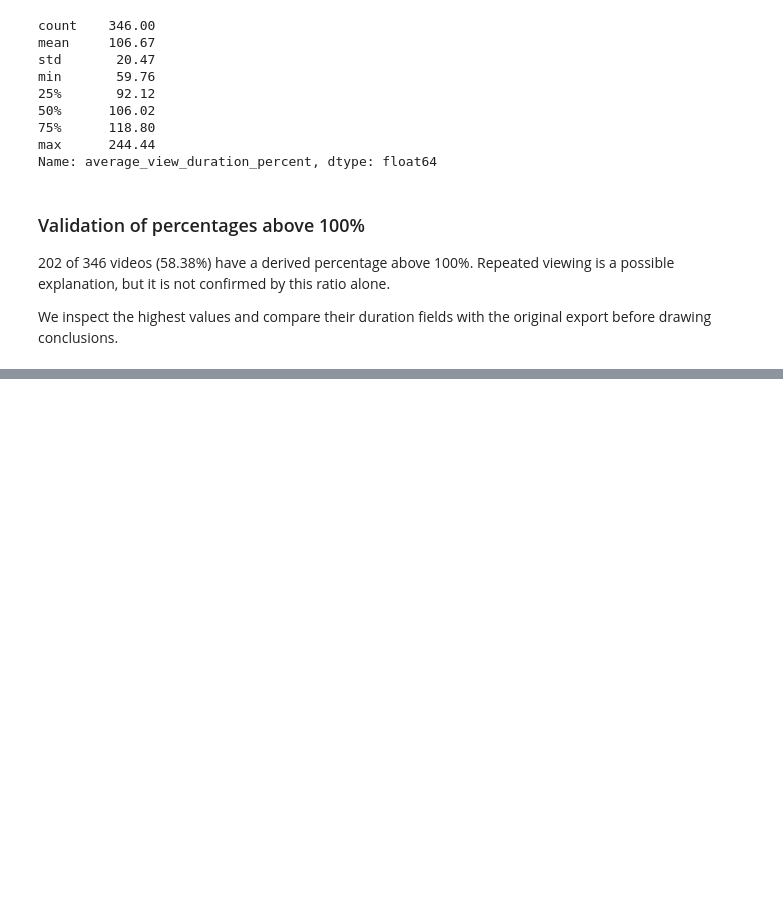
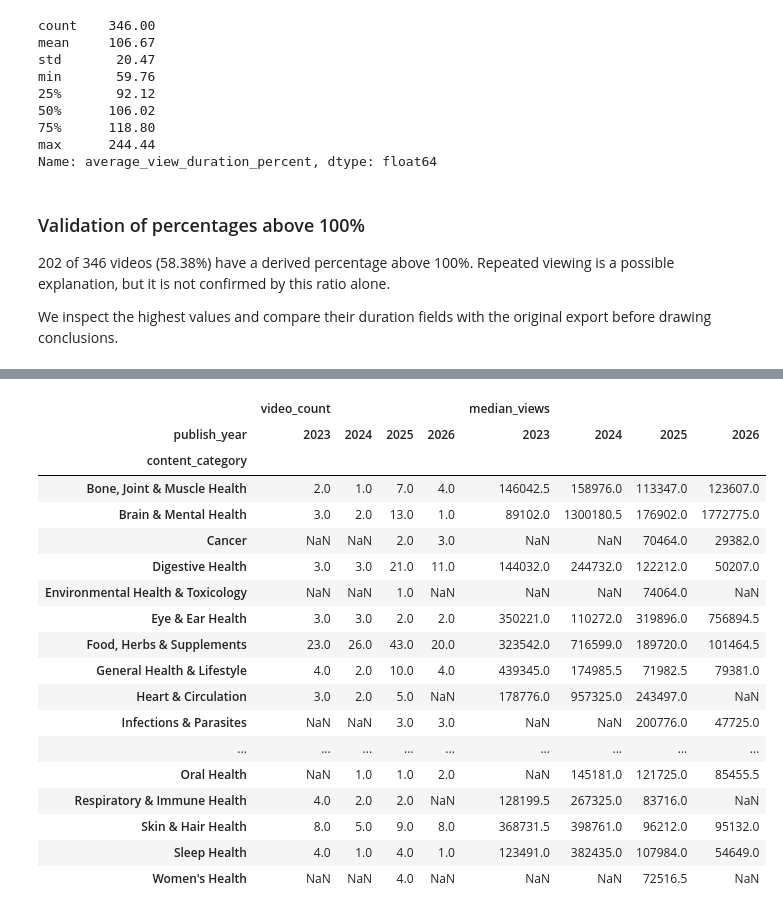
Before and after one commit to MarkCruz911/youtube-shorts-performance-analysis, a Jupyter notebook: notebooks/01_data_audit.ipynb, the cells around one changed output, grey strips where cells are left out. Cells and saved outputs as stored; diff of their text form; code cells hidden in the pictures; blank space fills up the shorter version.

```diff
--- a/notebooks/01_data_audit.ipynb
+++ b/notebooks/01_data_audit.ipynb
@@ -1436,0 +2112,32 @@ highest_view_duration_ratios[
+# %%
+category_year_comparison = category_year_performance.pivot(
+    index="content_category",
+    columns="publish_year",
+    values=["video_count", "median_views"]
+)
+
+with pd.option_context(
+    "display.max_rows", None,
+    "display.max_columns", None
+):
+    display(category_year_comparison)
+# %% [output]
+|  | video_count |  |  |  | median_views |  |  |  |
+| publish_year | 2023 | 2024 | 2025 | 2026 | 2023 | 2024 | 2025 | 2026 |
+| content_category |  |  |  |  |  |  |  |  |
+| Bone, Joint & Muscle Health | 2.0 | 1.0 | 7.0 | 4.0 | 146042.5 | 158976.0 | 113347.0 | 123607.0 |
+| Brain & Mental Health | 3.0 | 2.0 | 13.0 | 1.0 | 89102.0 | 1300180.5 | 176902.0 | 1772775.0 |
+| Cancer | NaN | NaN | 2.0 | 3.0 | NaN | NaN | 70464.0 | 29382.0 |
+| Digestive Health | 3.0 | 3.0 | 21.0 | 11.0 | 144032.0 | 244732.0 | 122212.0 | 50207.0 |
+| Environmental Health & Toxicology | NaN | NaN | 1.0 | NaN | NaN | NaN | 74064.0 | NaN |
+| Eye & Ear Health | 3.0 | 3.0 | 2.0 | 2.0 | 350221.0 | 110272.0 | 319896.0 | 756894.5 |
+| Food, Herbs & Supplements | 23.0 | 26.0 | 43.0 | 20.0 | 323542.0 | 716599.0 | 189720.0 | 101464.5 |
+| General Health & Lifestyle | 4.0 | 2.0 | 10.0 | 4.0 | 439345.0 | 174985.5 | 71982.5 | 79381.0 |
+| Heart & Circulation | 3.0 | 2.0 | 5.0 | NaN | 178776.0 | 957325.0 | 243497.0 | NaN |
+| Infections & Parasites | NaN | NaN | 3.0 | 3.0 | NaN | NaN | 200776.0 | 47725.0 |
+| ... | ... | ... | ... | ... | ... | ... | ... | ... |
+| Oral Health | NaN | 1.0 | 1.0 | 2.0 | NaN | 145181.0 | 121725.0 | 85455.5 |
+| Respiratory & Immune Health | 4.0 | 2.0 | 2.0 | NaN | 128199.5 | 267325.0 | 83716.0 | NaN |
+| Skin & Hair Health | 8.0 | 5.0 | 9.0 | 8.0 | 368731.5 | 398761.0 | 96212.0 | 95132.0 |
+| Sleep Health | 4.0 | 1.0 | 4.0 | 1.0 | 123491.0 | 382435.0 | 107984.0 | 54649.0 |
+| Women's Health | NaN | NaN | 4.0 | NaN | NaN | NaN | 72516.5 | NaN |
```
Also changed, not shown: parts of 32 cells of this notebook, 4 other files.
